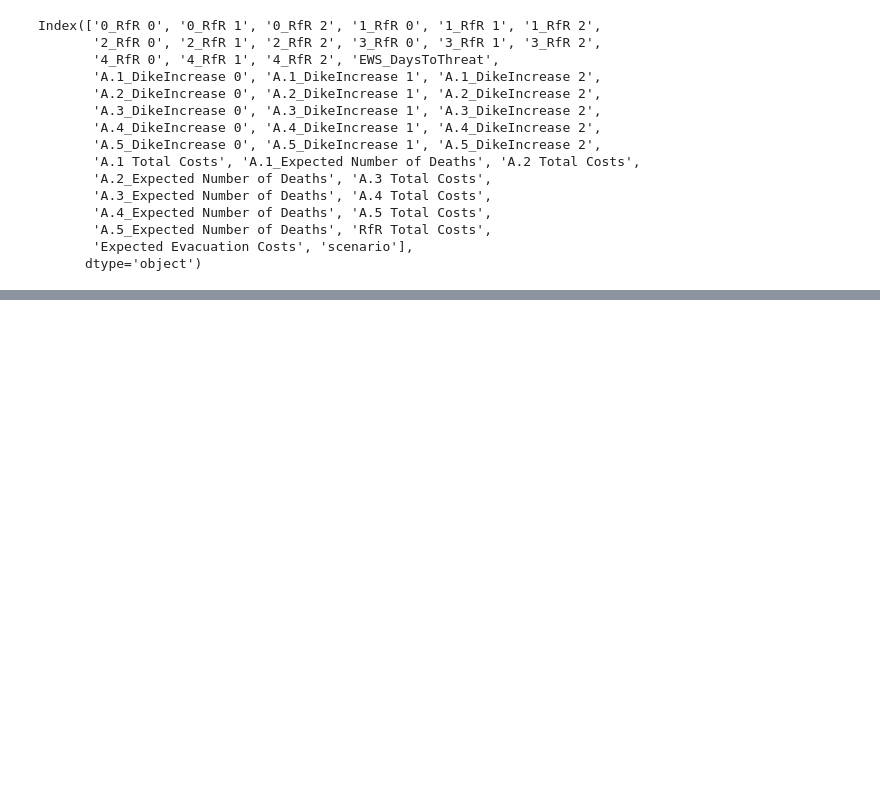
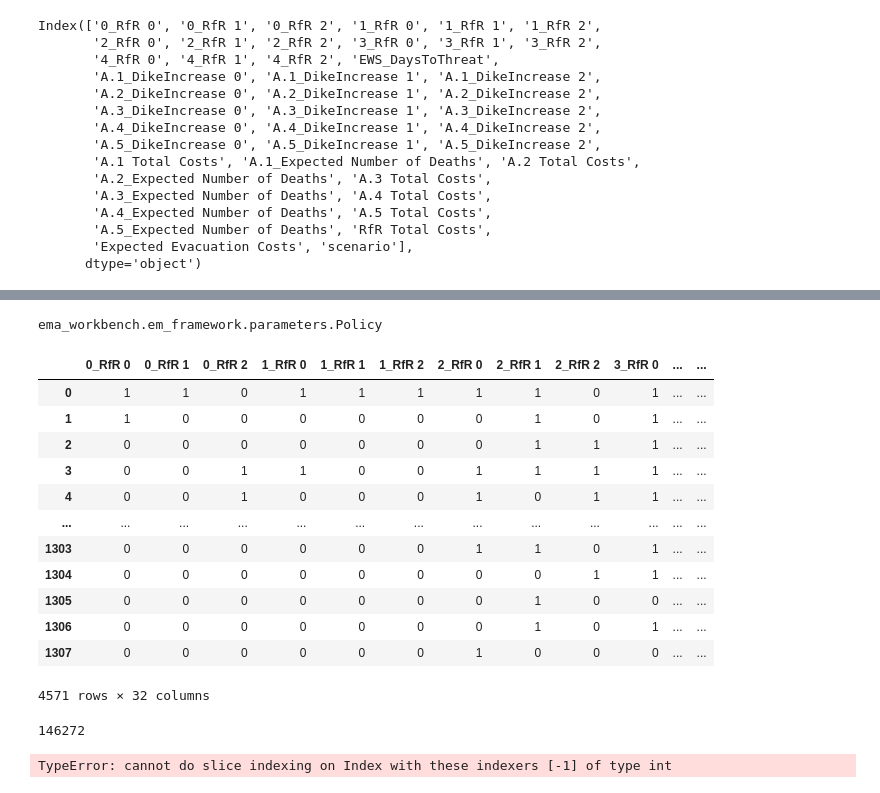
Before and after one commit to ArieTieszoon/ModelBasedDecisionMaking_G18, a Jupyter notebook: Give files/robustness.ipynb, the cells around one changed output, grey strips where cells are left out. Saved outputs shown, nothing was run; the diff lists cells and outputs as text; code cells hidden in the pictures; blank space fills up the shorter version.

```diff
--- a/Give files/robustness.ipynb
+++ b/Give files/robustness.ipynb
@@ -117,0 +128,14 @@ dtype: float64
+# %%
+from ema_workbench import Policy
+
+policies = []
+for i in enumerate(experiments):
+    experiments1 = experiments.iloc[:, :-1]
+    for j, row in experiments1.iterrows():
+        policy = Policy(f'policy {i} option {j}', **row.to_dict())
+        # try to add this to column in dataframe
+#         compare = experiments1.iloc[i, :].to_dict()
+#         if policy == compare:
+#             experiments.loc[i,['policy']] = j
+        policies.append(policy)
+        #experiments1['policy'] = policy
@@ -117,0 +146,7 @@ dtype: float64
+# %%
+for i in range(len(experiments)):
+    compare = experiments.iloc[i, :-1].to_dict()
+    for j in range(len(policies)):
+        policy = policies[j]
+        if policy == compare:
+            experiments.loc[i, ['policy']] = j
@@ -117,0 +173,30 @@ dtype: float64
+# %%
+policies[0]
+# %% [output]
+ema_workbench.em_framework.parameters.Policy
+# %%
+experiments
+# %% [output]
+|  | 0_RfR 0 | 0_RfR 1 | 0_RfR 2 | 1_RfR 0 | 1_RfR 1 | 1_RfR 2 | 2_RfR 0 | 2_RfR 1 | 2_RfR 2 | 3_RfR 0 | ... | ... |
+| 0 | 1 | 1 | 0 | 1 | 1 | 1 | 1 | 1 | 0 | 1 | ... | ... |
+| 1 | 1 | 0 | 0 | 0 | 0 | 0 | 0 | 1 | 0 | 1 | ... | ... |
+| 2 | 0 | 0 | 0 | 0 | 0 | 0 | 0 | 1 | 1 | 1 | ... | ... |
+| 3 | 0 | 0 | 1 | 1 | 0 | 0 | 1 | 1 | 1 | 1 | ... | ... |
+| 4 | 0 | 0 | 1 | 0 | 0 | 0 | 1 | 0 | 1 | 1 | ... | ... |
+| ... | ... | ... | ... | ... | ... | ... | ... | ... | ... | ... | ... | ... |
+| 1303 | 0 | 0 | 0 | 0 | 0 | 0 | 1 | 1 | 0 | 1 | ... | ... |
+| 1304 | 0 | 0 | 0 | 0 | 0 | 0 | 0 | 0 | 1 | 1 | ... | ... |
+| 1305 | 0 | 0 | 0 | 0 | 0 | 0 | 0 | 1 | 0 | 0 | ... | ... |
+| 1306 | 0 | 0 | 0 | 0 | 0 | 0 | 0 | 1 | 0 | 1 | ... | ... |
+| 1307 | 0 | 0 | 0 | 0 | 0 | 0 | 1 | 0 | 0 | 0 | ... | ... |
+4571 rows × 32 columns
+# %%
+len(policies)
+# %% [output]
+146272
+# %%
+if experiments.loc[:, :-1] == policies[0]:
+    experiments['policies']=0
+experiments
+# %% [output]
+TypeError: cannot do slice indexing on Index with these indexers [-1] of type int
```
Also changed, not shown: parts of 8 cells of this notebook.
